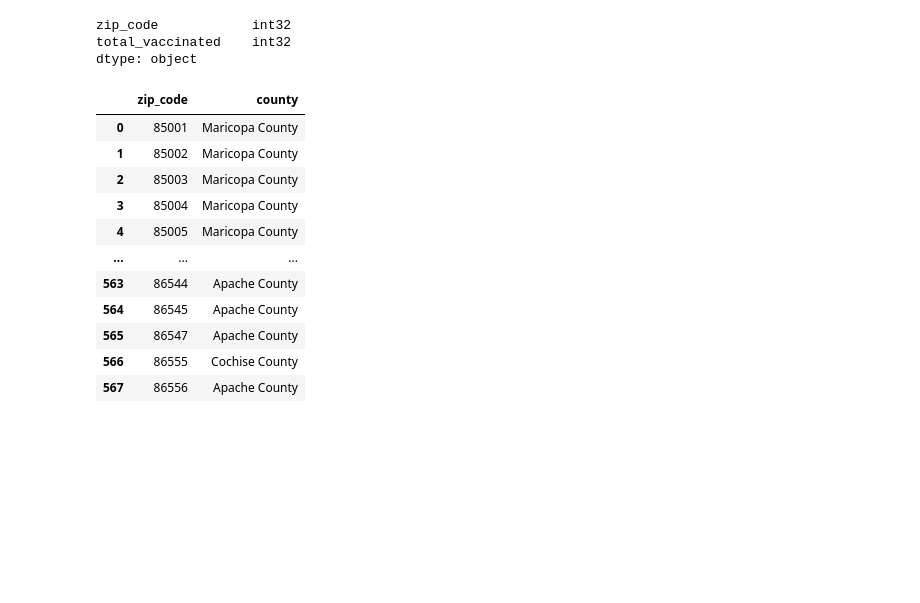
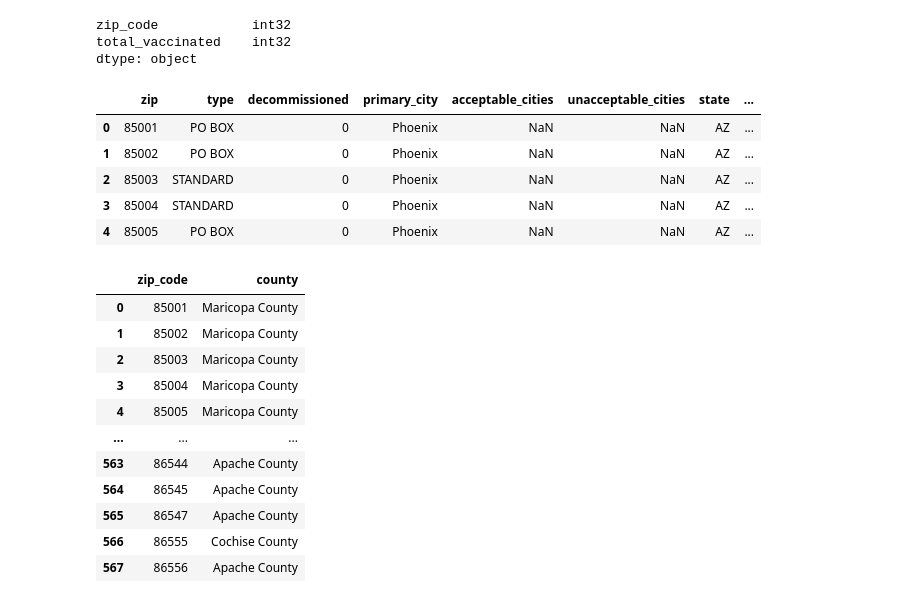
Before and after one commit to erinmann12/azcovidcases-etl, a Jupyter notebook: main.ipynb, the cells around one changed output. Cells and saved outputs as stored; diff of their text form; code cells hidden in the pictures; blank space fills up the shorter version.

```diff
--- a/main.ipynb
+++ b/main.ipynb
@@ -162,9 +183,16 @@ dtype: object
 # %%
 #zipcode county lookup table
 # https://www.unitedstateszipcodes.org/zip-code-database/
 csv_file = "Resources/zipcodecounty.csv"
 zipcode_df = pd.read_csv(csv_file)
-#zipcode_df.head()
+zipcode_df.head()
+# %% [output]
+|  | zip | type | decommissioned | primary_city | acceptable_cities | unacceptable_cities | state | ... |
+| 0 | 85001 | PO BOX | 0 | Phoenix | NaN | NaN | AZ | ... |
+| 1 | 85002 | PO BOX | 0 | Phoenix | NaN | NaN | AZ | ... |
+| 2 | 85003 | STANDARD | 0 | Phoenix | NaN | NaN | AZ | ... |
+| 3 | 85004 | STANDARD | 0 | Phoenix | NaN | NaN | AZ | ... |
+| 4 | 85005 | PO BOX | 0 | Phoenix | NaN | NaN | AZ | ... |
 # %%
 #Cleaning data round 1
 zipcode_df = zipcode_df.rename(columns = {"zip":"zip_code"})
```
Also changed, not shown: parts of 3 cells of this notebook, 1 other file.
